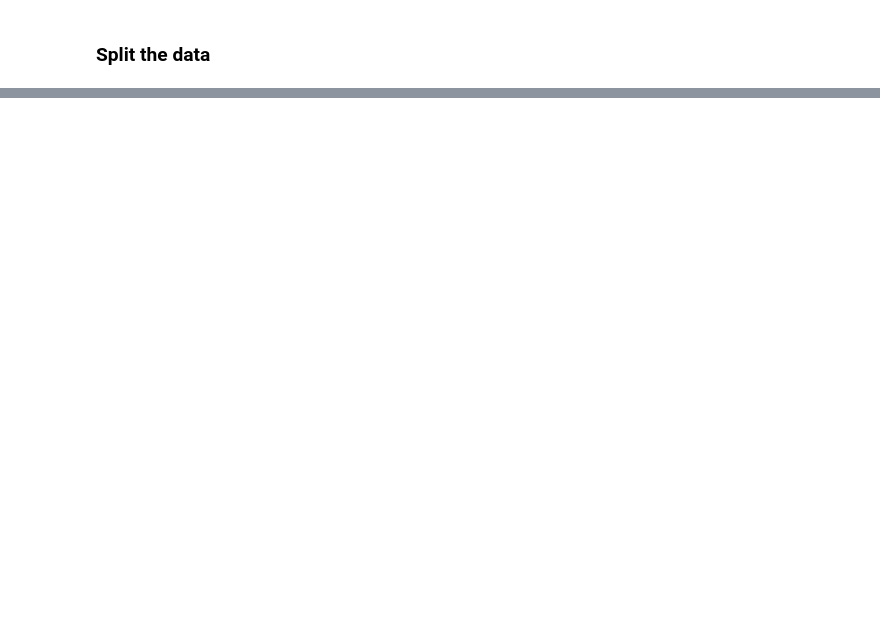
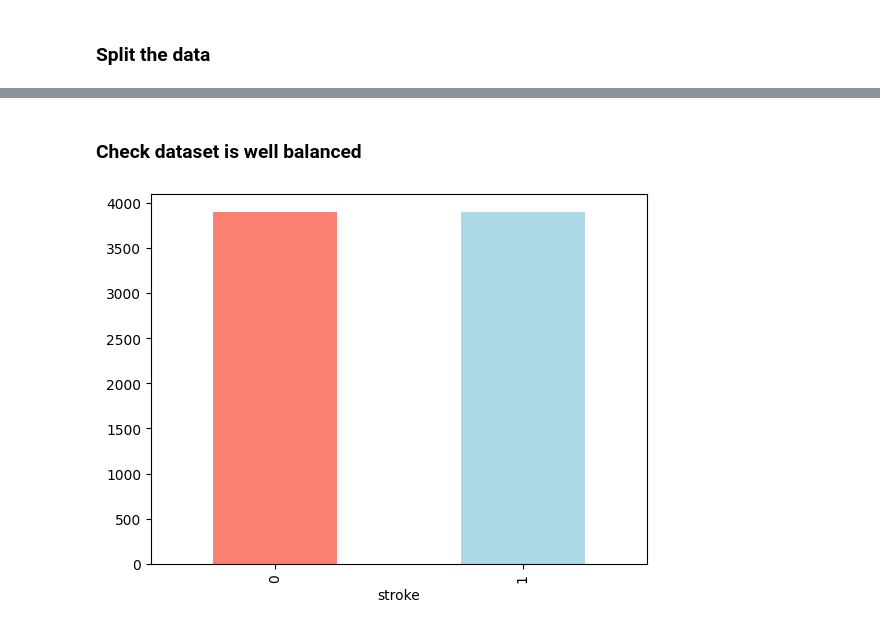
Before and after one commit to nachmz42/MediML, a Jupyter notebook: notebooks/stroke-eda.ipynb, the cells around one changed output, grey strips where cells are left out. Drawn from its saved outputs; the diff is of its cells as text; code cells hidden in the pictures; blank space fills up the shorter version.

```diff
--- a/notebooks/stroke-eda.ipynb
+++ b/notebooks/stroke-eda.ipynb
@@ -325,12 +206,2 @@ X_train, X_test, y_train, y_test = train_test_split(transformed_X, # independent
                                                     y, # dependent variable
                                                     test_size = 0.2) # percentage of data to use for test set
-# %%
-# Now we've transformed X, let's see if we can fit a model
-np.random.seed(42)
-from sklearn.ensemble import RandomForestClassifier
-
-model = RandomForestClassifier()
-
-# Make sure to use transformed (filled and one-hot encoded X data)
-model.fit(X_train, y_train)
-model.score(X_test, y_test)
@@ -338,0 +244,27 @@ model.score(X_test, y_test)
+# %%
+def build_pipeline(with_model = True):
+    # Impute then scale numerical values
+    num_transformer = make_pipeline(SimpleImputer(strategy="mean"),StandardScaler())
+    num_col = make_column_selector(dtype_include=['float64'])
+
+    # Encode categorical values
+    cat_transformer = OneHotEncoder(handle_unknown='ignore')
+    cat_col = make_column_selector(dtype_include=['object','bool', 'int64']) # Add int64 in categorical values to include `heart_disease` and `hypertension`
+
+    # Parallelize "num_transformer" and "cat_transfomer"
+    preprocessor = make_column_transformer(
+        (num_transformer, num_col),
+        (cat_transformer, cat_col),
+        remainder='passthrough'
+    )
+
+    smt = SMOTE(random_state=42)
+
+    model = RandomForestClassifier()
+
+    pipeline = make_pipeline(preprocessor, smt, model) if with_model else make_pipeline(preprocessor, smt)
+
+    return pipeline
+# %%
+pipeline_with_no_model = build_pipeline(with_model=False)
+pipeline_with_no_model
@@ -338,0 +284,8 @@ model.score(X_test, y_test)
+# %% [markdown]
+### Check dataset is well balanced
+# %%
+X_resampled, y_resampled = pipeline_with_no_model.fit_resample(X_train, y_train)
+# %%
+y_resampled.value_counts().plot(kind="bar", color=["salmon", "lightblue"]);
+# %% [output]
+[figure, added]
```
Also changed, not shown: parts of 43 cells of this notebook.
